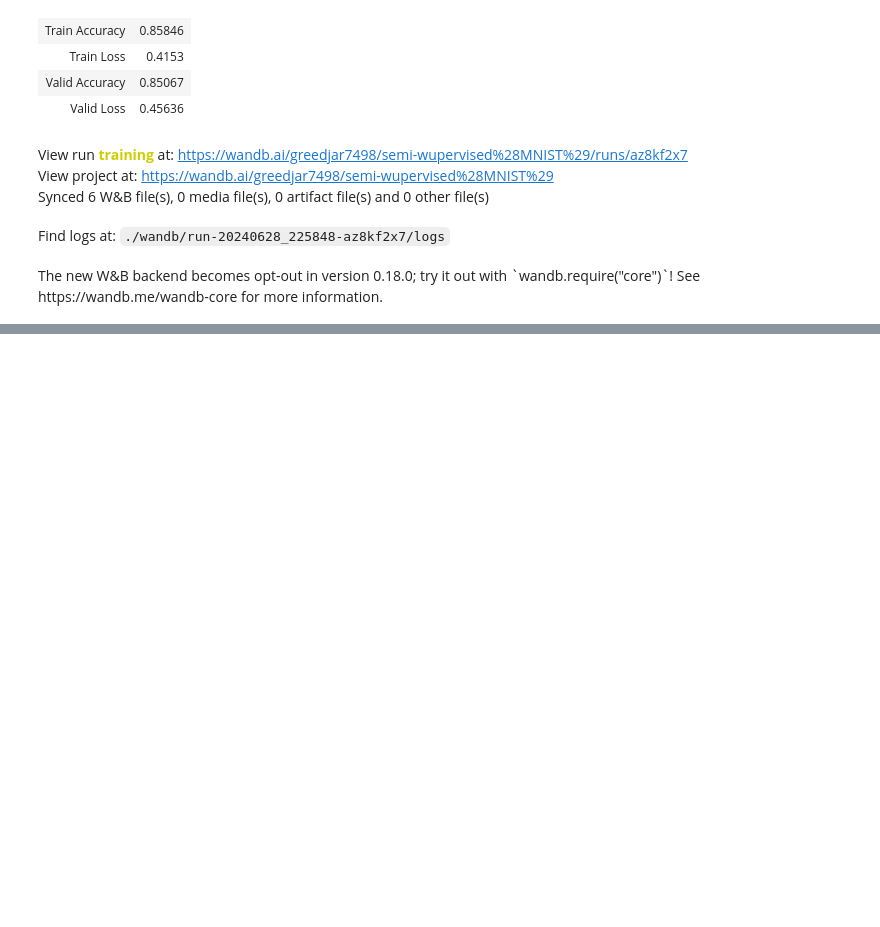
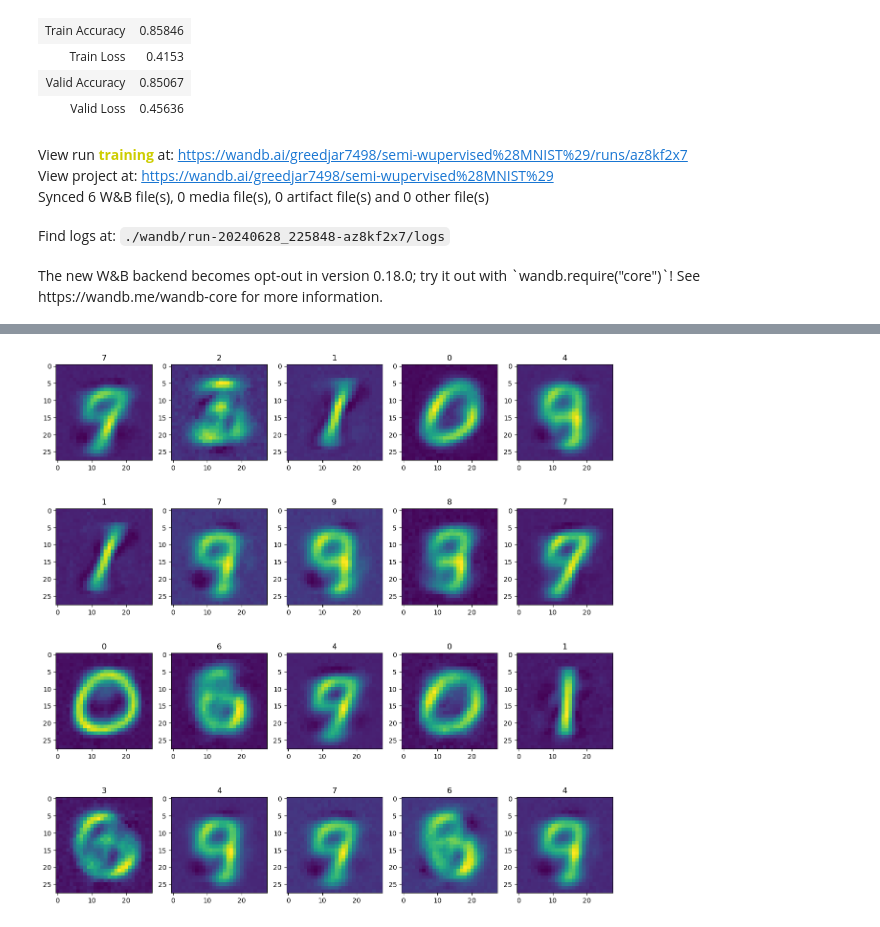
Before and after one commit to greedjar74/upstage_AI_Lab, a Jupyter notebook: practice/pytorch/wandb/semi_supervised_mnist.ipynb, the cells around one changed output, grey strips where cells are left out. Drawn from its saved outputs; the diff is of its cells as text; code cells hidden in the pictures; blank space fills up the shorter version.

```diff
--- a/practice/pytorch/wandb/semi_supervised_mnist.ipynb
+++ b/practice/pytorch/wandb/semi_supervised_mnist.ipynb
@@ -158,7 +158,7 @@ class Classifier(torch.nn.Module):
         )
 
     def forward(self, x):
-        x = x.view(32, 1, 28, 28)
+        x = x.view(-1, 1, 28, 28)
         output = self.layer(x)
 
         return output
@@ -293,0 +328,31 @@ torch.save(clf_model.state_dict(), './clf_model.pt')
+# %%
+ae_model.to(device)
+clf_model.to(device)
+clf_model.eval()
+total_pred = []
+total_decoded = []
+total_images = []
+total_labels = []
+
+with torch.no_grad():
+    tbar = tqdm(test_dataloader)
+    for images, labels in tbar:
+        images = images.to(device)
+        labels = labels.to(device)
+
+        encoded, decoded = ae_model(images)
+        outputs = clf_model(decoded)
+
+        _, predcicted = torch.max(outputs, 1)
+
+        total_decoded.extend(decoded)
+        total_pred.extend(predcicted)
+# %%
+plt.figure(figsize=(15, 15))
+
+for i in range(20):
+    ax = plt.subplot(4, 5, i+1)
+    plt.imshow(np.array(total_decoded[i].cpu().view(28, 28)))
+    plt.title(total_pred[i].cpu().item())
+# %% [output]
+[figure, added]
```
Also changed, not shown: parts of 6 cells of this notebook, 3 other files.
